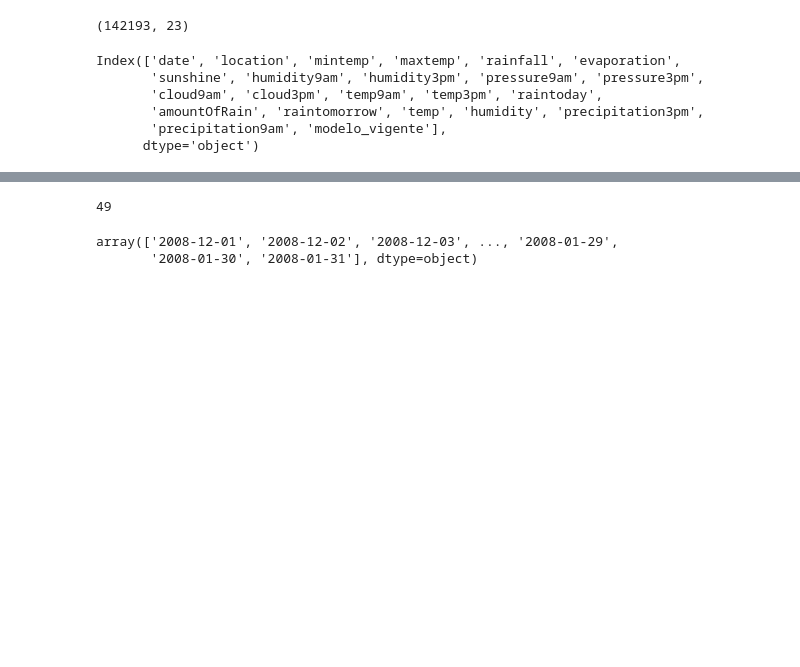
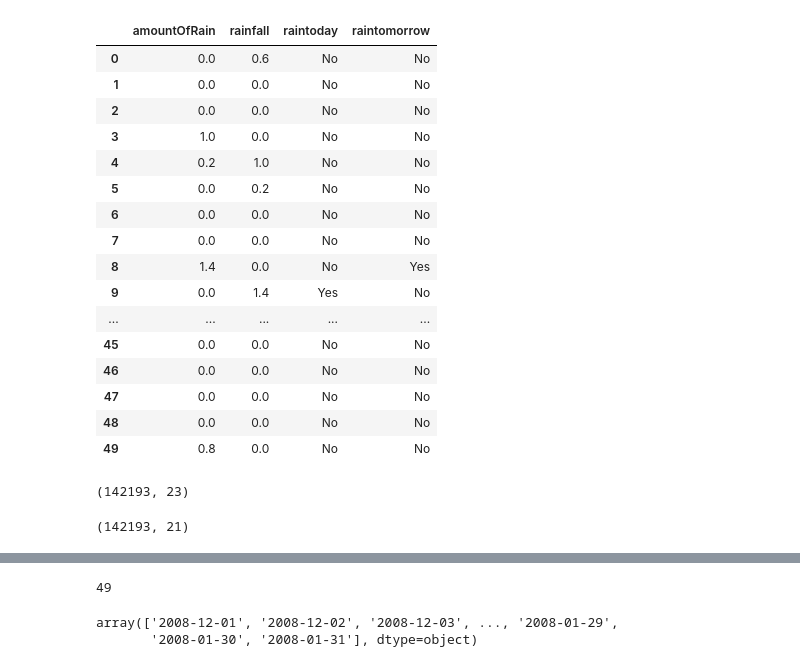
Before and after one commit to hbatistuzzo/Machine_Learning-Rain_in_Australia, a Jupyter notebook: case_itau_henrique.ipynb, the cells around one changed output, grey strips where cells are left out. Saved outputs shown, nothing was run; the diff lists cells and outputs as text; code cells hidden in the pictures; blank space fills up the shorter version.

```diff
--- a/case_itau_henrique.ipynb
+++ b/case_itau_henrique.ipynb
@@ -59,0 +51,23 @@ rain.head()
+# %%
+rain[['amountOfRain','rainfall','raintoday','raintomorrow']].head(50)
+
+# ok, raintoday é sim ou não baseado no rainfall. SIM se rainfall > 1.0, NÃO se menor que 1.0
+# amountOfRain é a rainfall lagada por -1 dia. Então.. eu acho que vou sumir com essa coluna.
+# %% [output]
+|  | amountOfRain | rainfall | raintoday | raintomorrow |
+| 0 | 0.0 | 0.6 | No | No |
+| 1 | 0.0 | 0.0 | No | No |
+| 2 | 0.0 | 0.0 | No | No |
+| 3 | 1.0 | 0.0 | No | No |
+| 4 | 0.2 | 1.0 | No | No |
+| 5 | 0.0 | 0.2 | No | No |
+| 6 | 0.0 | 0.0 | No | No |
+| 7 | 0.0 | 0.0 | No | No |
+| 8 | 1.4 | 0.0 | No | Yes |
+| 9 | 0.0 | 1.4 | Yes | No |
+| ... | ... | ... | ... | ... |
+| 45 | 0.0 | 0.0 | No | No |
+| 46 | 0.0 | 0.0 | No | No |
+| 47 | 0.0 | 0.0 | No | No |
+| 48 | 0.0 | 0.0 | No | No |
+| 49 | 0.8 | 0.0 | No | No |
@@ -61,12 +77,7 @@ rain.head()
 rain.shape
 # %% [output]
 (142193, 23)
-# %%
-rain.columns
-# %% [output]
-Index(['date', 'location', 'mintemp', 'maxtemp', 'rainfall', 'evaporation',
-       'sunshine', 'humidity9am', 'humidity3pm', 'pressure9am', 'pressure3pm',
-       'cloud9am', 'cloud3pm', 'temp9am', 'temp3pm', 'raintoday',
-       'amountOfRain', 'raintomorrow', 'temp', 'humidity', 'precipitation3pm',
-       'precipitation9am', 'modelo_vigente'],
-      dtype='object')
+# %%
+rain_new.shape
+# %% [output]
+(142193, 21)
```
Also changed, not shown: parts of 33 cells of this notebook.
